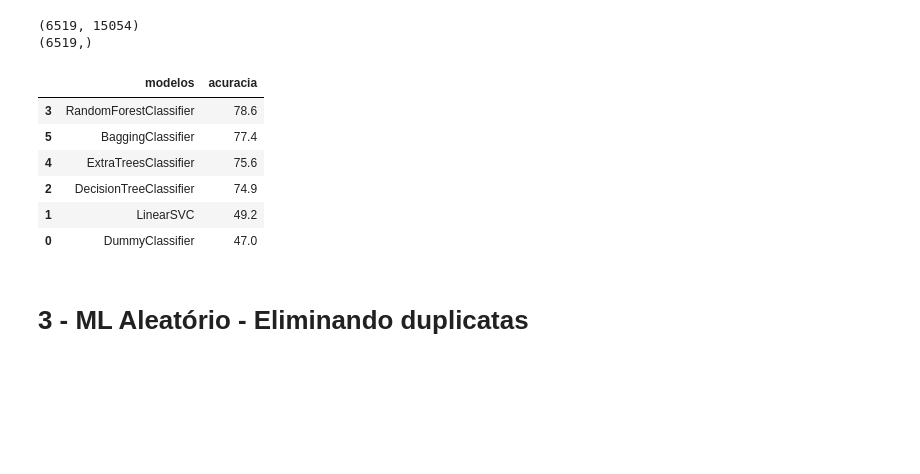
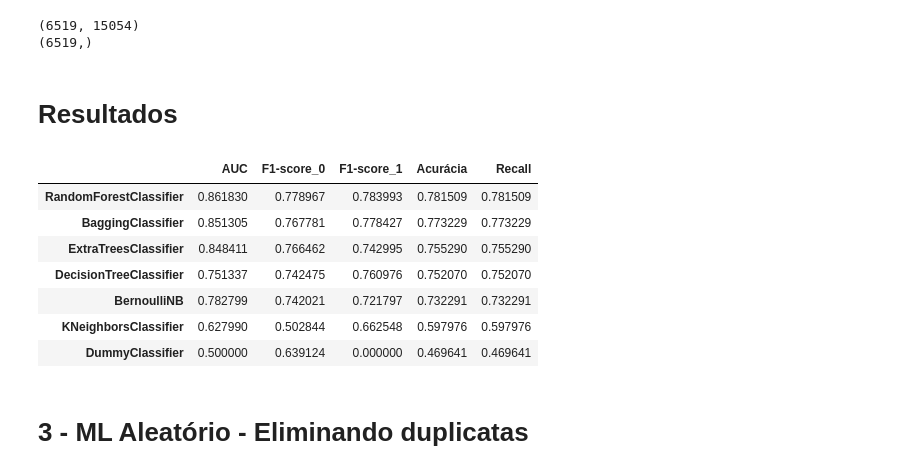
Before and after one commit to FranciscoFoz/machine-learning-training, a Jupyter notebook: spaceship-titanic.ipynb, the cells around one changed output. Drawn from its saved outputs; the diff is of its cells as text; code cells hidden in the pictures; blank space fills up the shorter version.

```diff
--- a/spaceship-titanic.ipynb
+++ b/spaceship-titanic.ipynb
@@ -583,44 +610,30 @@ print(train_y.shape)
 # %% [output]
 (6519, 15054)
 (6519,)
-# %%
-comparacao_modelos = pd.DataFrame(
-    {'modelos':
-        ['DummyClassifier',
-         'LinearSVC',
-         'DecisionTreeClassifier',
-         'RandomForestClassifier',
-         'ExtraTreesClassifier',
-         'BaggingClassifier'],
-    'acuracia':
-        [acuracia_modelo(DummyClassifier),
-         acuracia_modelo(LinearSVC),
-         acuracia_modelo(DecisionTreeClassifier),
-         acuracia_modelo(RandomForestClassifier),
-         acuracia_modelo(ExtraTreesClassifier),
-         acuracia_modelo(BaggingClassifier)]}
-    )
-comparacao_modelos.sort_values(by='acuracia',ascending=False)
-# %% [output]
-|  | modelos | acuracia |
-| 3 | RandomForestClassifier | 78.6 |
-| 5 | BaggingClassifier | 77.4 |
-| 4 | ExtraTreesClassifier | 75.6 |
-| 2 | DecisionTreeClassifier | 74.9 |
-| 1 | LinearSVC | 49.2 |
-| 0 | DummyClassifier | 47.0 |
-# %%
-def metricas_classificao(nome_modelo,predicao,auc):
-
-  metricas = classification_report(y_teste, predicao,output_dict=True)
-  metricas = pd.DataFrame(metricas)
-  df_metricas = pd.DataFrame({'AUC': auc,
-                             'F1-score_0': [metricas.iloc[2,0]],
-                             'F1-score_1': [metricas.iloc[2,1]],
-                             'Acurácia' :  [metricas.iloc[0,2]],
-                             'Recall':     [metricas.iloc[1,2]]},
-                              index=[nome_modelo])
-
-  return df_metricas
+# %% [markdown]
+# Resultados
+# %%
+metricas_dummy = metricas_classificao('DummyClassifier',roda_modelo(DummyClassifier)[0],roda_modelo(DummyClassifier)[1])
+metricas_dtc = metricas_classificao('DecisionTreeClassifier',roda_modelo(DecisionTreeClassifier)[0],roda_modelo(DecisionTreeClassifier)[1])
+metricas_randomforest = metricas_classificao('RandomForestClassifier',roda_modelo(RandomForestClassifier)[0],roda_modelo(RandomForestClassifier)[1])
+metricas_extratree = metricas_classificao('ExtraTreesClassifier',roda_modelo(ExtraTreesClassifier)[0],roda_modelo(ExtraTreesClassifier)[1])
+metricas_bagging = metricas_classificao('BaggingClassifier',roda_modelo(BaggingClassifier)[0],roda_modelo(BaggingClassifier)[1])
+metricas_knn = metricas_classificao('KNeighborsClassifier',roda_modelo(KNeighborsClassifier)[0],roda_modelo(KNeighborsClassifier)[1])
+metricas_bnb = metricas_classificao('BernoulliNB',roda_modelo(BernoulliNB)[0],roda_modelo(BernoulliNB)[1])
+
+
+metricas_modelos = pd.concat([metricas_dummy,metricas_dtc,metricas_randomforest,
+                              metricas_extratree,metricas_bagging,metricas_knn,metricas_bnb])
+
+metricas_modelos.sort_values(by='Acurácia',ascending=False)
+# %% [output]
+|  | AUC | F1-score_0 | F1-score_1 | Acurácia | Recall |
+| RandomForestClassifier | 0.861830 | 0.778967 | 0.783993 | 0.781509 | 0.781509 |
+| BaggingClassifier | 0.851305 | 0.767781 | 0.778427 | 0.773229 | 0.773229 |
+| ExtraTreesClassifier | 0.848411 | 0.766462 | 0.742995 | 0.755290 | 0.755290 |
+| DecisionTreeClassifier | 0.751337 | 0.742475 | 0.760976 | 0.752070 | 0.752070 |
+| BernoulliNB | 0.782799 | 0.742021 | 0.721797 | 0.732291 | 0.732291 |
+| KNeighborsClassifier | 0.627990 | 0.502844 | 0.662548 | 0.597976 | 0.597976 |
+| DummyClassifier | 0.500000 | 0.639124 | 0.000000 | 0.469641 | 0.469641 |
 # %% [markdown]
 # 3 - ML Aleatório - Eliminando duplicatas
```
Also changed, not shown: parts of 8 cells of this notebook.
